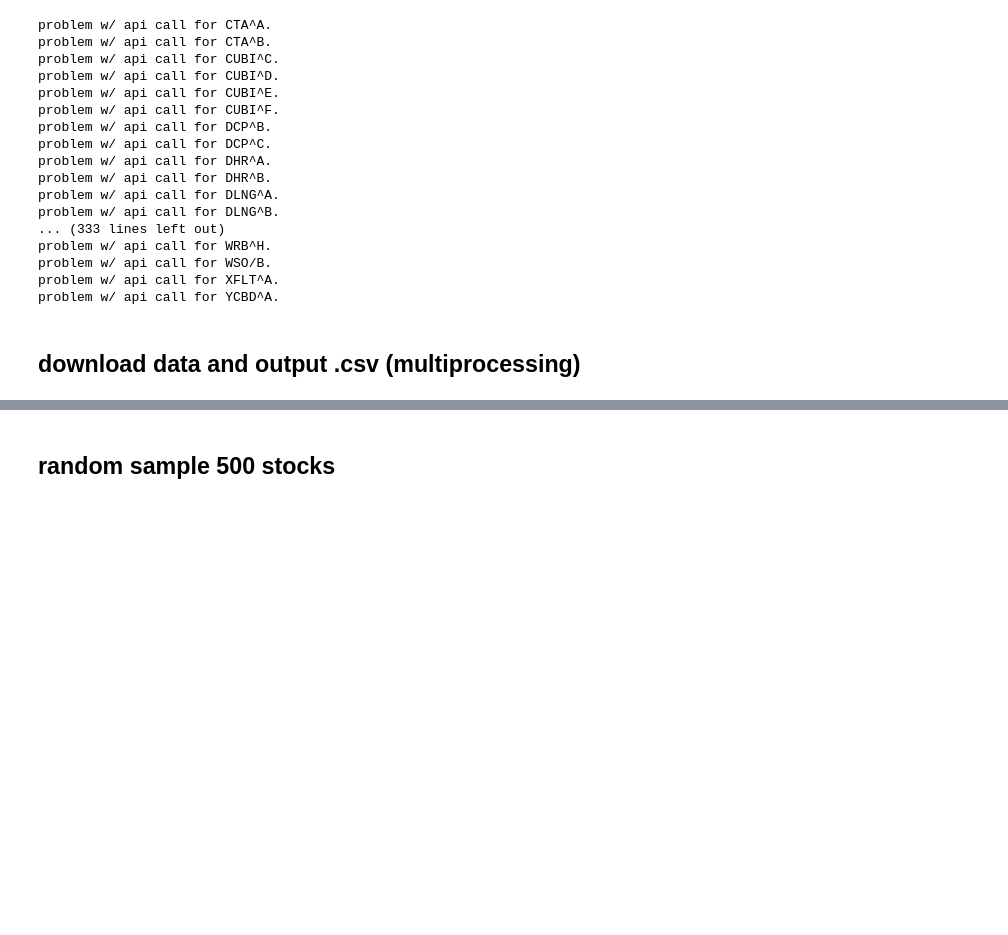
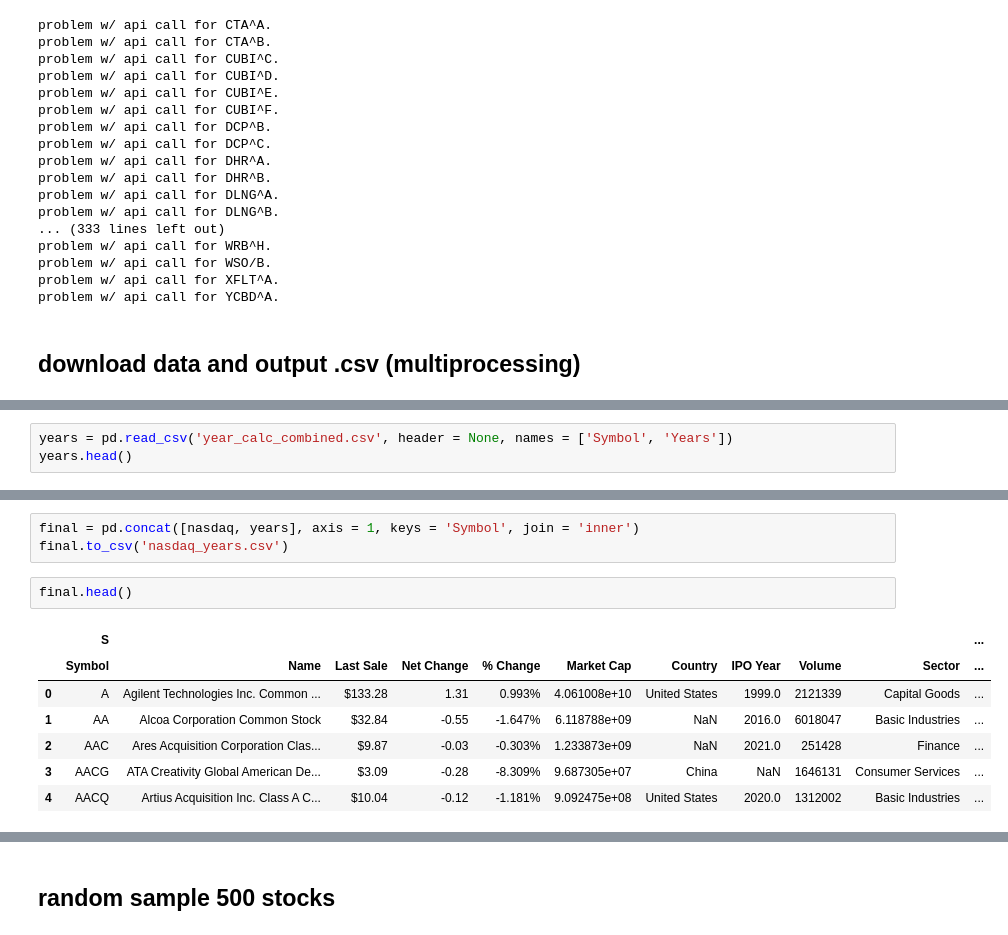
Before and after one commit to stevenhurwitt/alphavantage, a Jupyter notebook: data_exploration.ipynb, the cells around one changed output, grey strips where cells are left out. Saved outputs shown, nothing was run; the diff lists cells and outputs as text; blank space fills up the shorter version.

Commit message:
calculated years of data per stock

```diff
--- a/data_exploration.ipynb
+++ b/data_exploration.ipynb
@@ -153,0 +156,3 @@ connections: ['[(<aiohttp.client_proto.ResponseHandle
+# %%
+years = pd.read_csv('year_calc_combined.csv', header = None, names = ['Symbol', 'Years'])
+years.head()
@@ -153,0 +166,13 @@ connections: ['[(<aiohttp.client_proto.ResponseHandle
+# %%
+final = pd.concat([nasdaq, years], axis = 1, keys = 'Symbol', join = 'inner')
+final.to_csv('nasdaq_years.csv')
+# %%
+final.head()
+# %% [output]
+|  | S |  |  |  |  |  |  |  |  |  | ... |
+|  | Symbol | Name | Last Sale | Net Change | % Change | Market Cap | Country | IPO Year | Volume | Sector | ... |
+| 0 | A | Agilent Technologies Inc. Common ... | $133.28 | 1.31 | 0.993% | 4.061008e+10 | United States | 1999.0 | 2121339 | Capital Goods | ... |
+| 1 | AA | Alcoa Corporation Common Stock | $32.84 | -0.55 | -1.647% | 6.118788e+09 | NaN | 2016.0 | 6018047 | Basic Industries | ... |
+| 2 | AAC | Ares Acquisition Corporation Clas... | $9.87 | -0.03 | -0.303% | 1.233873e+09 | NaN | 2021.0 | 251428 | Finance | ... |
+| 3 | AACG | ATA Creativity Global American De... | $3.09 | -0.28 | -8.309% | 9.687305e+07 | China | NaN | 1646131 | Consumer Services | ... |
+| 4 | AACQ | Artius Acquisition Inc. Class A C... | $10.04 | -0.12 | -1.181% | 9.092475e+08 | United States | 2020.0 | 1312002 | Basic Industries | ... |
```
Also changed, not shown: parts of 6 cells of this notebook, 4 other files.
